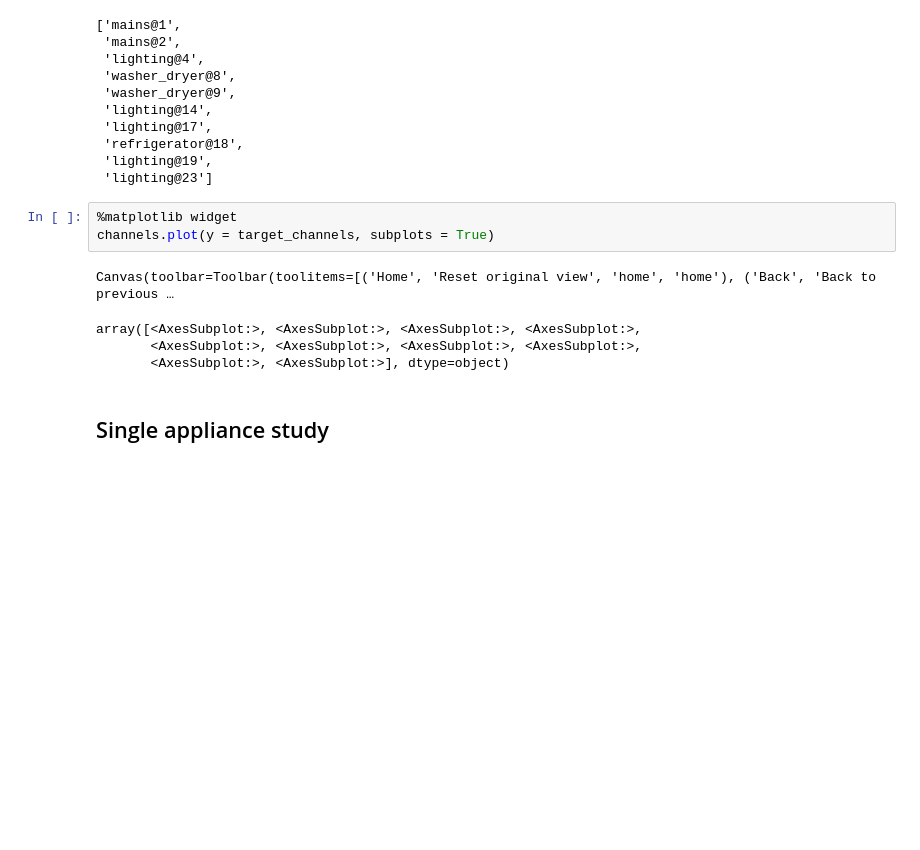
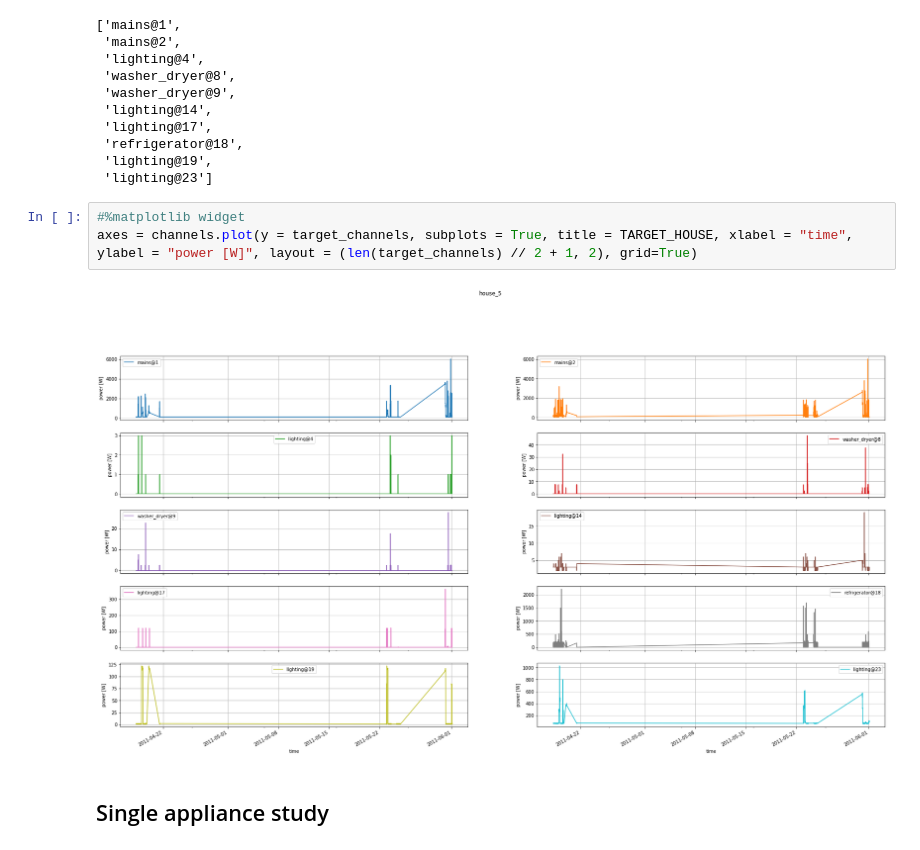
Before and after one commit to andredami/electrical-power-signature-extraction, a Jupyter notebook: REDD-exploration.ipynb, the cells around one changed output. Saved outputs shown, nothing was run; the diff lists cells and outputs as text; blank space fills up the shorter version.

```diff
--- a/REDD-exploration.ipynb
+++ b/REDD-exploration.ipynb
@@ -72,13 +75,10 @@ target_channels
  'lighting@19',
  'lighting@23']
 # %%
-%matplotlib widget
-channels.plot(y = target_channels, subplots = True)
+#%matplotlib widget
+axes = channels.plot(y = target_channels, subplots = True, title = TARGET_HOUSE, xlabel = "time", ylabel = "power [W]", layout = (len(target_channels) // 2 + 1, 2), grid=True)
 # %% [output]
-Canvas(toolbar=Toolbar(toolitems=[('Home', 'Reset original view', 'home', 'home'), ('Back', 'Back to previous …
-array([<AxesSubplot:>, <AxesSubplot:>, <AxesSubplot:>, <AxesSubplot:>,
-       <AxesSubplot:>, <AxesSubplot:>, <AxesSubplot:>, <AxesSubplot:>,
-       <AxesSubplot:>, <AxesSubplot:>], dtype=object)
+[figure, added]
 # %% [markdown]
 ## Single appliance study
 # %%
```
Also changed, not shown: parts of 20 cells of this notebook, 1 other file.
